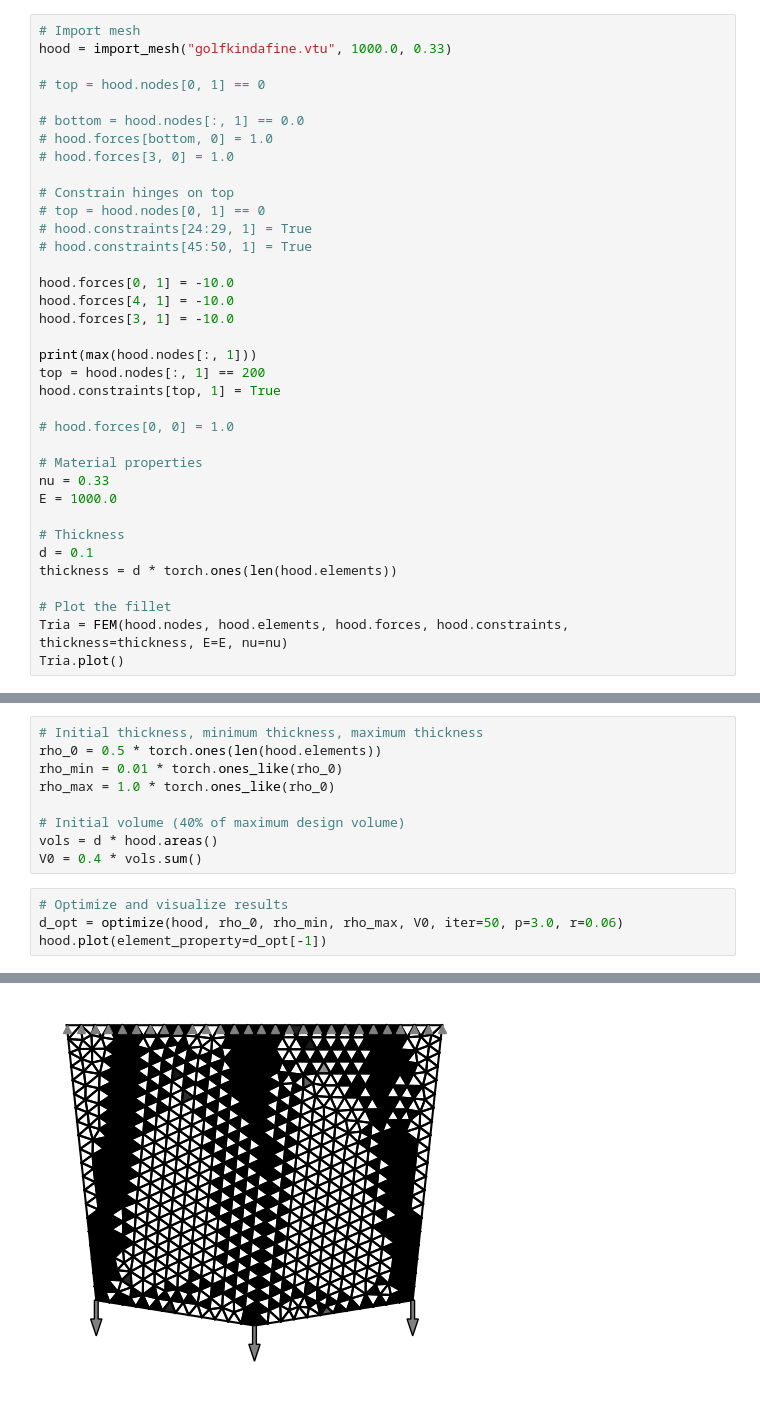
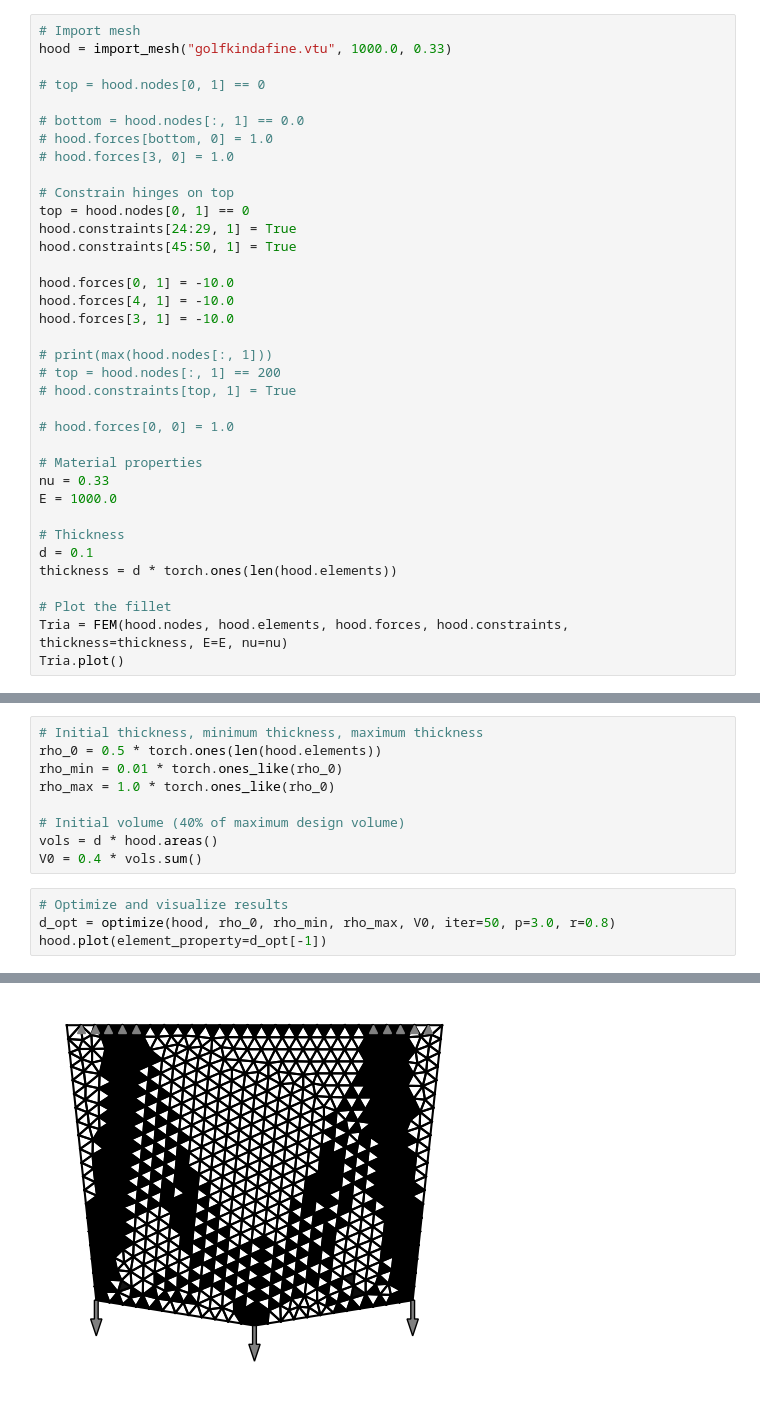
Before and after one commit to neil51/structural_optimization, a Jupyter notebook: notebooks/project topology.ipynb, the cells around one changed output, grey strips where cells are left out. Drawn from its saved outputs; the diff is of its cells as text.

```diff
--- a/notebooks/project topology.ipynb
+++ b/notebooks/project topology.ipynb
@@ -19,17 +19,17 @@ hood = import_mesh("golfkindafine.vtu", 1000.0, 0.33)
 # hood.forces[3, 0] = 1.0
 
 # Constrain hinges on top
-# top = hood.nodes[0, 1] == 0
-# hood.constraints[24:29, 1] = True
-# hood.constraints[45:50, 1] = True
+top = hood.nodes[0, 1] == 0
+hood.constraints[24:29, 1] = True
+hood.constraints[45:50, 1] = True
 
 hood.forces[0, 1] = -10.0
 hood.forces[4, 1] = -10.0
 hood.forces[3, 1] = -10.0
 
-print(max(hood.nodes[:, 1]))
-top = hood.nodes[:, 1] == 200
-hood.constraints[top, 1] = True
+# print(max(hood.nodes[:, 1]))
+# top = hood.nodes[:, 1] == 200
+# hood.constraints[top, 1] = True
 
 # hood.forces[0, 0] = 1.0
 
@@ -133,6 +132,6 @@ vols = d * hood.areas()
 V0 = 0.4 * vols.sum()
 # %%
 # Optimize and visualize results
-d_opt = optimize(hood, rho_0, rho_min, rho_max, V0, iter=50, p=3.0, r=0.06)
+d_opt = optimize(hood, rho_0, rho_min, rho_max, V0, iter=50, p=3.0, r=0.8)
 hood.plot(element_property=d_opt[-1])
 # %% [output]
@@ -156 +155 @@ Iteration k=49 - Compliance: 25.50300
-[figure, old version]
+[figure, new version]
```
Also changed, not shown: parts of 3 cells of this notebook.
